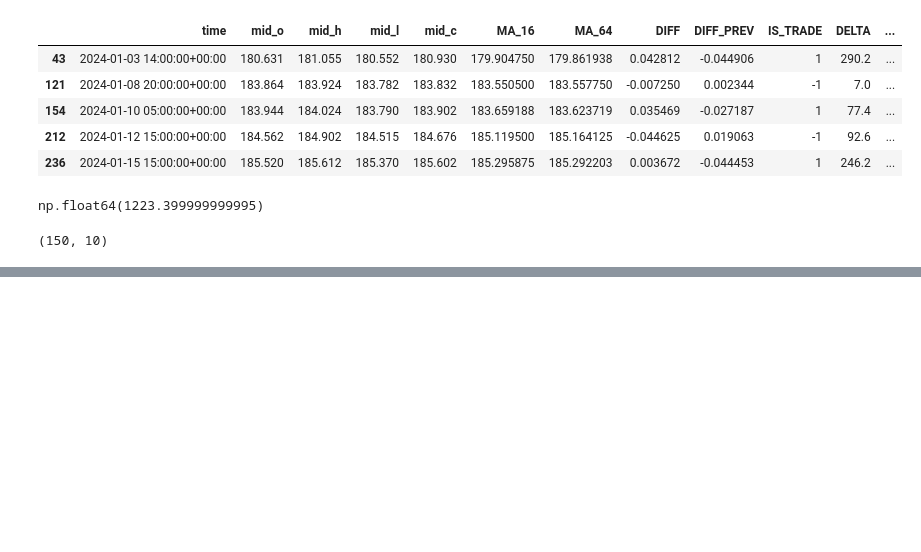
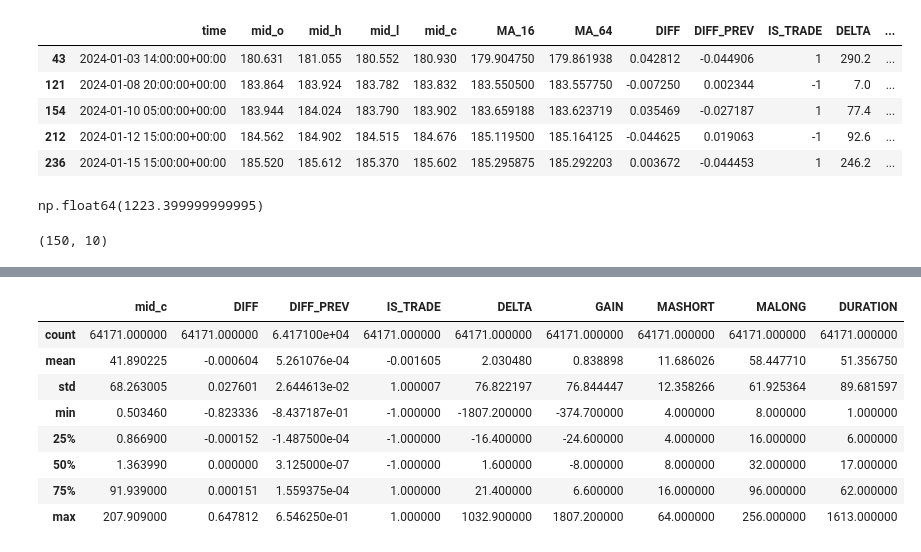
Before and after one commit to Viajante80/Forex, a Jupyter notebook: Notebooks/09_candle_plot_ma_trade_duration.ipynb, the cells around one changed output, grey strips where cells are left out. Cells and saved outputs as stored; diff of their text form; code cells hidden in the pictures; blank space fills up the shorter version.

Commit message:
calculate trade duration

```diff
--- a/Notebooks/09_candle_plot_ma_trade_duration.ipynb
+++ b/Notebooks/09_candle_plot_ma_trade_duration.ipynb
@@ -163,3 +164,6 @@ fig.update_yaxes(
     showgrid=True
 )
 fig.show()
+# %%
+df_all = pd.read_pickle("../all_trades.pkl")
+df_all.head()
@@ -165,0 +177,12 @@ fig.show()
+# %%
+df_all.describe()
+# %% [output]
+|  | mid_c | DIFF | DIFF_PREV | IS_TRADE | DELTA | GAIN | MASHORT | MALONG | DURATION |
+| count | 64171.000000 | 64171.000000 | 6.417100e+04 | 64171.000000 | 64171.000000 | 64171.000000 | 64171.000000 | 64171.000000 | 64171.000000 |
+| mean | 41.890225 | -0.000604 | 5.261076e-04 | -0.001605 | 2.030480 | 0.838898 | 11.686026 | 58.447710 | 51.356750 |
+| std | 68.263005 | 0.027601 | 2.644613e-02 | 1.000007 | 76.822197 | 76.844447 | 12.358266 | 61.925364 | 89.681597 |
+| min | 0.503460 | -0.823336 | -8.437187e-01 | -1.000000 | -1807.200000 | -374.700000 | 4.000000 | 8.000000 | 1.000000 |
+| 25% | 0.866900 | -0.000152 | -1.487500e-04 | -1.000000 | -16.400000 | -24.600000 | 4.000000 | 16.000000 | 6.000000 |
+| 50% | 1.363990 | 0.000000 | 3.125000e-07 | -1.000000 | 1.600000 | -8.000000 | 8.000000 | 32.000000 | 17.000000 |
+| 75% | 91.939000 | 0.000151 | 1.559375e-04 | 1.000000 | 21.400000 | 6.600000 | 16.000000 | 96.000000 | 62.000000 |
+| max | 207.909000 | 0.647812 | 6.546250e-01 | 1.000000 | 1032.900000 | 1807.200000 | 64.000000 | 256.000000 | 1613.000000 |
```
Also changed, not shown: parts of 2 cells of this notebook.
